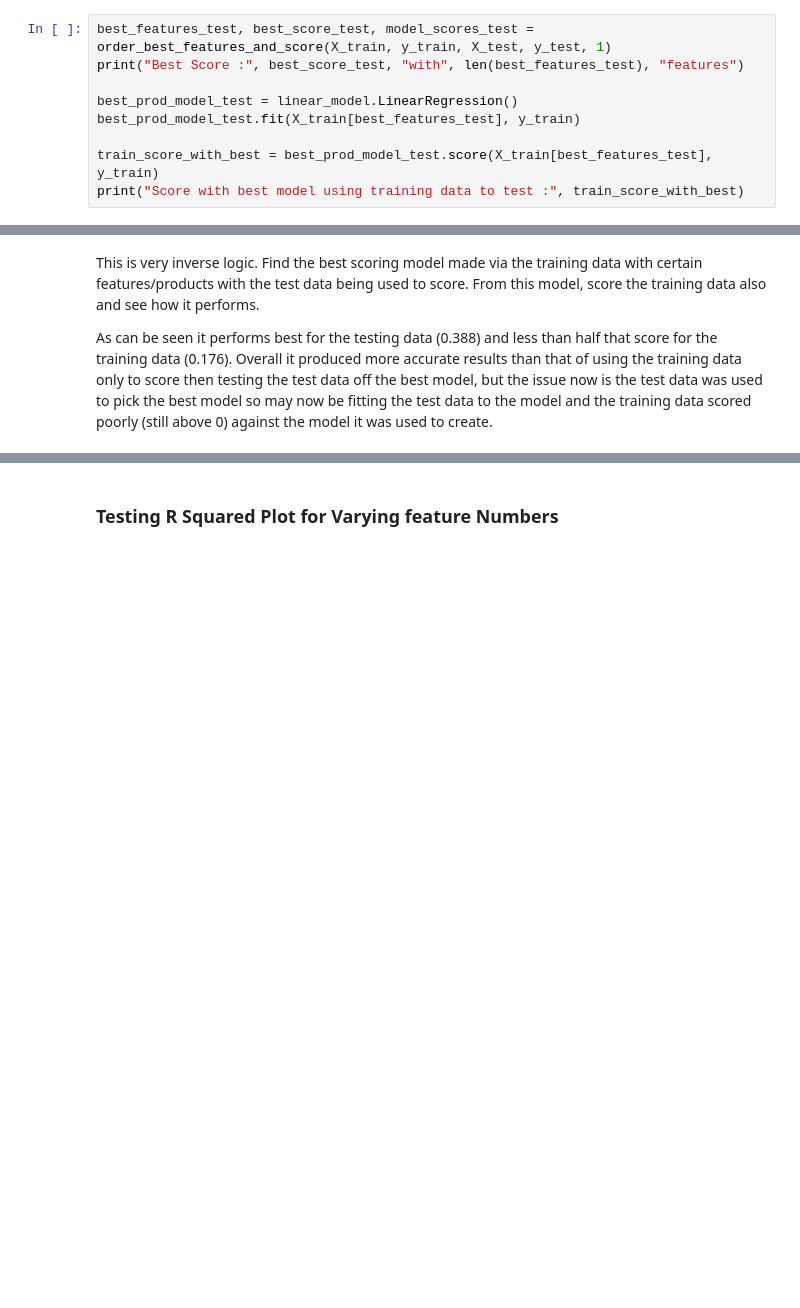
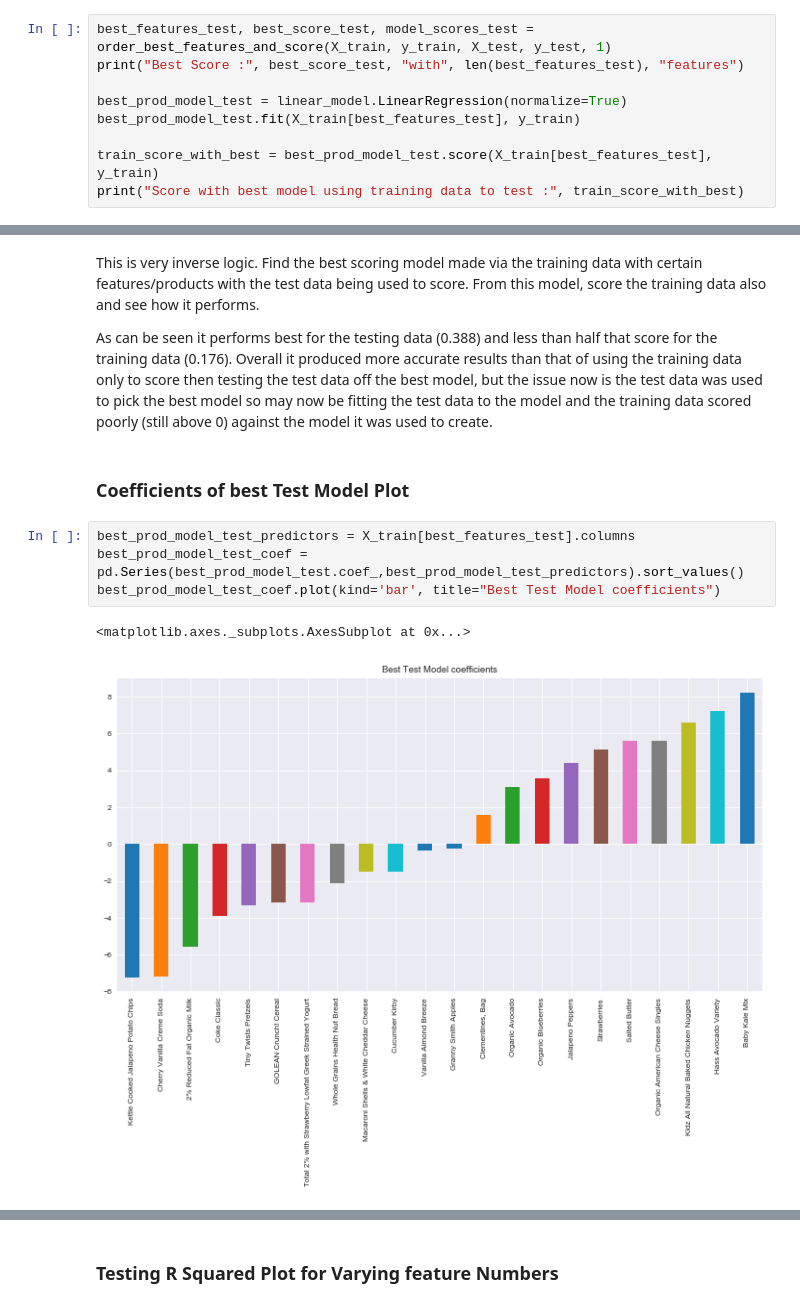
Before and after one commit to 1carew1/instacart_investigation, a Jupyter notebook: Assignment_2_Regression.ipynb, the cells around one changed output, grey strips where cells are left out. Cells and saved outputs as stored; diff of their text form; blank space fills up the shorter version.

```diff
--- a/Assignment_2_Regression.ipynb
+++ b/Assignment_2_Regression.ipynb
@@ -382,7 +403,7 @@ It can be seen as the Number of Feature increase, the better training model perf
 best_features_test, best_score_test, model_scores_test = order_best_features_and_score(X_train, y_train, X_test, y_test, 1)
 print("Best Score :", best_score_test, "with", len(best_features_test), "features")
 
-best_prod_model_test = linear_model.LinearRegression()
+best_prod_model_test = linear_model.LinearRegression(normalize=True)
 best_prod_model_test.fit(X_train[best_features_test], y_train)
 
 train_score_with_best = best_prod_model_test.score(X_train[best_features_test], y_train)
@@ -394,3 +415,12 @@ Score with best model using training data to test : 0.1761713377190769
 This is very inverse logic. Find the best scoring model made via the training data with certain features/products with the test data being used to score. From this model, score the training data also and see how it performs.
 
 As can be seen it performs best for the testing data (0.388) and less than half that score for the training data (0.176). Overall it produced more accurate results than that of using the training data only to score then testing the test data off the best model, but the issue now is the test data was used to pick the best model so may now be fitting the test data to the model and the training data scored poorly (still above 0) against the model it was used to create.
+# %% [markdown]
+### Coefficients of best Test Model Plot
+# %%
+best_prod_model_test_predictors = X_train[best_features_test].columns
+best_prod_model_test_coef = pd.Series(best_prod_model_test.coef_,best_prod_model_test_predictors).sort_values()
+best_prod_model_test_coef.plot(kind='bar', title="Best Test Model coefficients")
+# %% [output]
+<matplotlib.axes._subplots.AxesSubplot at 0x...>
+[figure, added]
```
Also changed, not shown: parts of 54 cells of this notebook.
